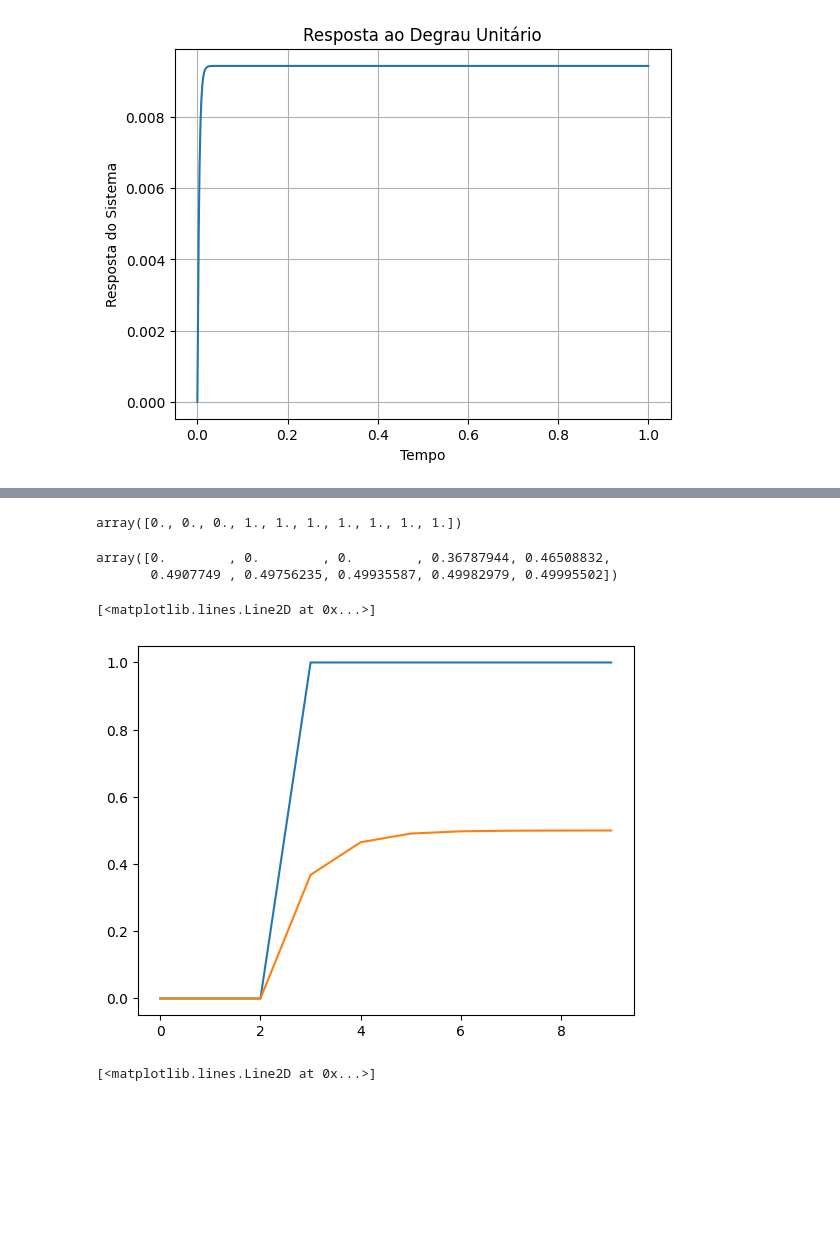
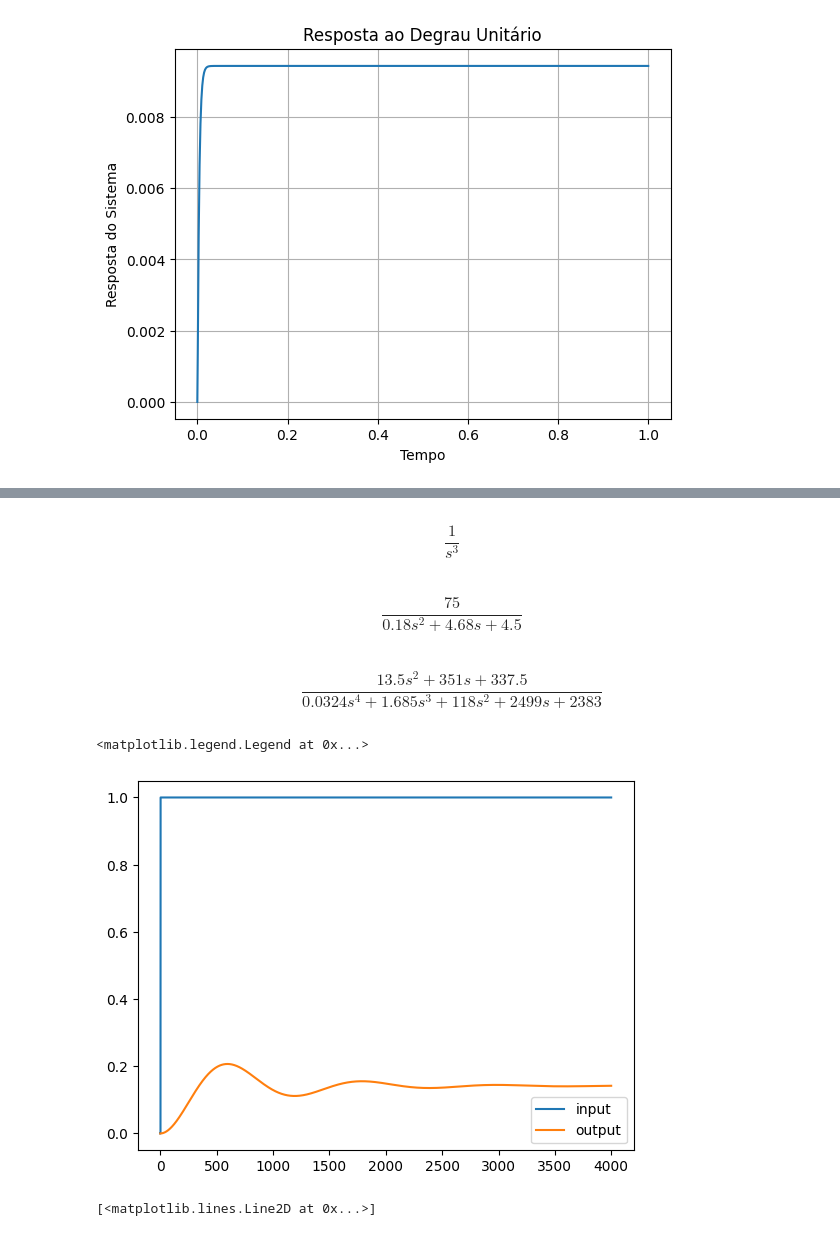
Before and after one commit to MatheusCascalho/distributed_systems, a Jupyter notebook: analyse_motor.ipynb, the cells around one changed output, grey strips where cells are left out. Cells and saved outputs as stored; diff of their text form; code cells hidden in the pictures; blank space fills up the shorter version.

```diff
--- a/analyse_motor.ipynb
+++ b/analyse_motor.ipynb
@@ -232,18 +247,26 @@ Iteração 10 - Entrada: 1.0, Saída: 0.4999550248326864
+# %%
+controller_transfer_function
+# %% [output]
+$$\frac{1}{s^3}$$
+# %%
+motors[2].open_loop()
+# %% [output]
+$$\frac{75}{0.18 s^2 + 4.68 s + 4.5}$$
+# %%
+sys_closed_loop#.find_state()
+# %% [output]
+$$\frac{13.5 s^2 + 351 s + 337.5}{0.0324 s^4 + 1.685 s^3 + 118 s^2 + 2499 s + 2383}$$
 # %%
-input_history
+# input_history
-# %% [output]
-array([0., 0., 0., 1., 1., 1., 1., 1., 1., 1.])
 # %%
-output_history
+# output_history
-# %% [output]
-array([0.        , 0.        , 0.        , 0.36787944, 0.46508832,
-       0.4907749 , 0.49756235, 0.49935587, 0.49982979, 0.49995502])
 # %%
-plt.plot(input_history)
-plt.plot(output_history)
+plt.plot(input_history, label='input')
+plt.plot(output_history, label='output')
+plt.legend()
 # %% [output]
-[<matplotlib.lines.Line2D at 0x...>]
+<matplotlib.legend.Legend at 0x...>
-[figure, old version]
+[figure, new version]
 # %%
 h = [0.0,
 0.0,
```
Also changed, not shown: parts of 10 cells of this notebook.
